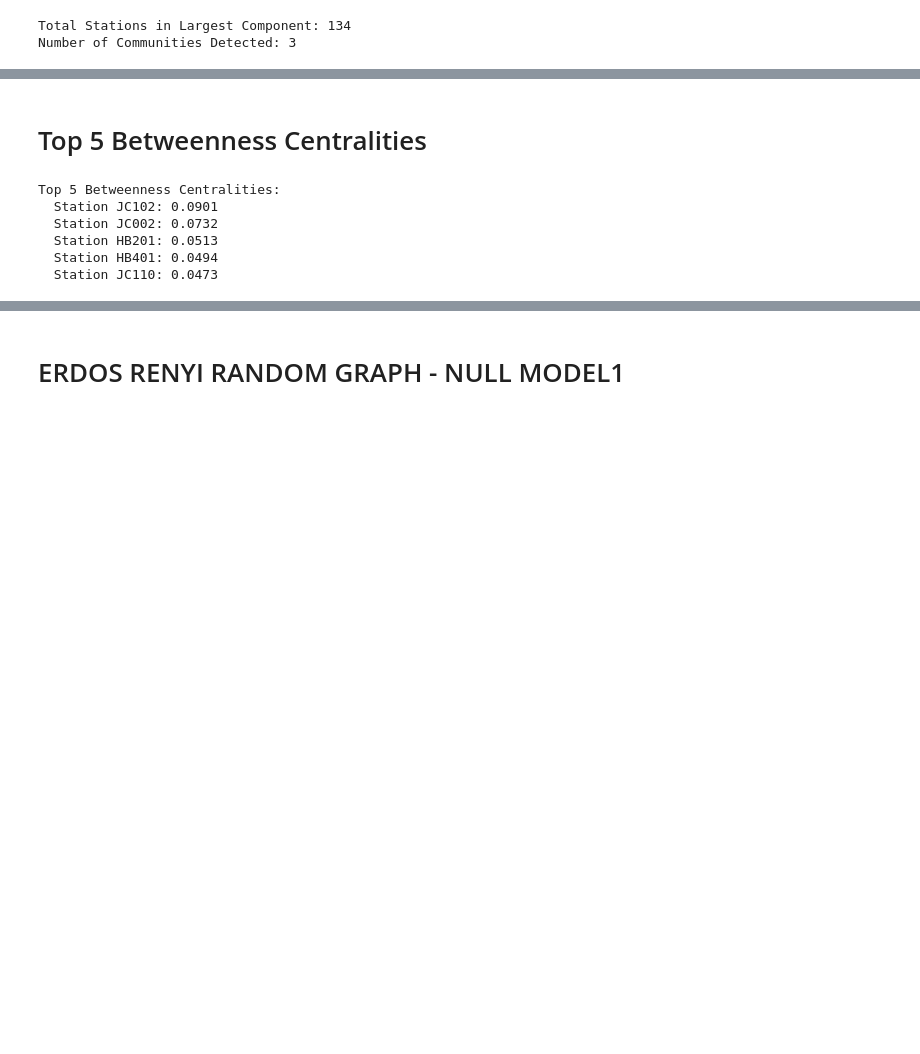
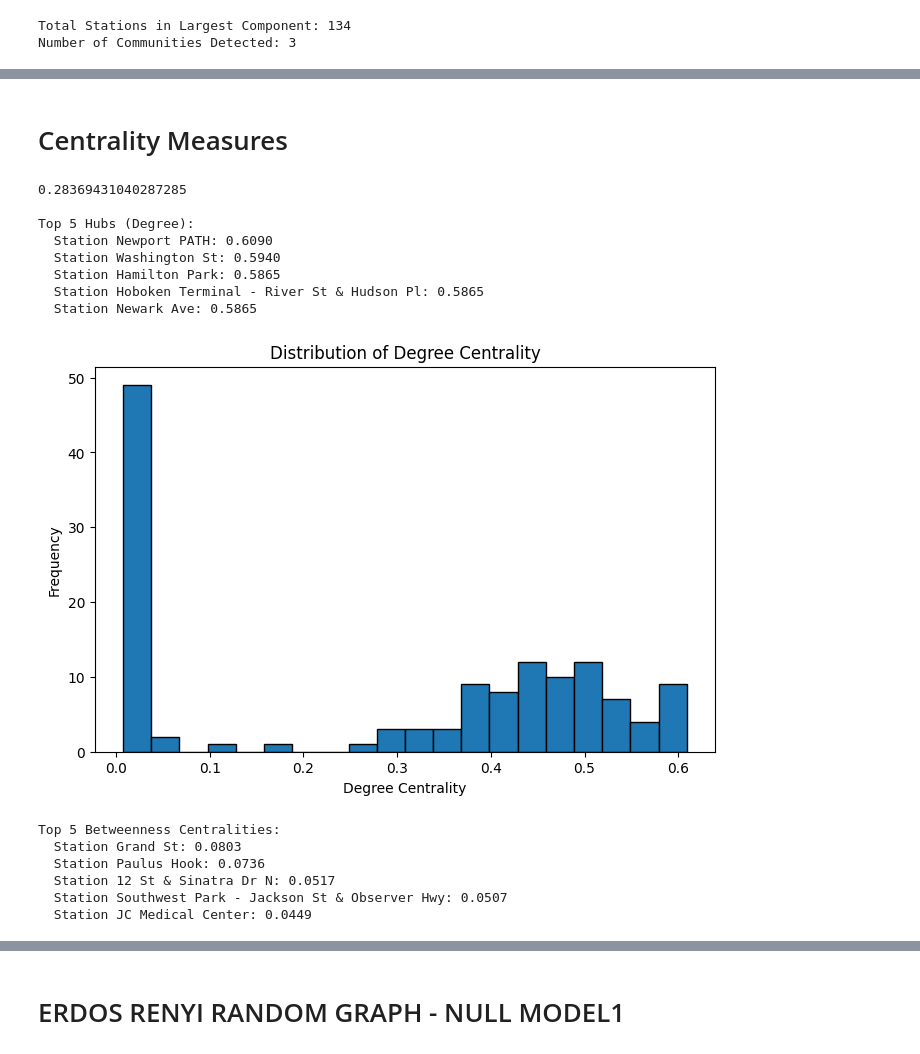
Before and after one commit to jiayizhang123/CPSC672-Project, a Jupyter notebook: Project-citibike.ipynb, the cells around one changed output, grey strips where cells are left out. Cells and saved outputs as stored; diff of their text form; code cells hidden in the pictures; blank space fills up the shorter version.

Commit message:
updated centrality measures

```diff
--- a/Project-citibike.ipynb
+++ b/Project-citibike.ipynb
@@ -318,15 +315,80 @@ AttributeError: 'float' object has no attribute 'is_directed'
 # %% [markdown]
-# Top 5 Betweenness Centralities
+# Centrality Measures
 # %%
+degree_centrality = nx.degree_centrality(G)
+betweenness_centrality = nx.betweenness_centrality(G, normalized=True, weight='weight')
+closeness_centrality = nx.closeness_centrality(G)
+eigenvector_centrality = nx.eigenvector_centrality(G, max_iter=1000)
+
+degree_values = list(degree_centrality.values())
+betweenness_values = list(betweenness_centrality.values())
+closeness_values = list(closeness_centrality.values())
+eigenvector_values = list(eigenvector_centrality.values())
+
+print(np.mean(degree_values))
+
+# Top 5 Hubs (Degree Centrality)
+# these are the 'Social Butterflies' of the network with the most connections
+top_hubs = sorted(degree_cent.items(), key=lambda x: x[1], reverse=True)[:5]
+print("\nTop 5 Hubs (Degree):")
+for station, value in top_hubs:
+    print(f"  Station {station}: {value:.4f}")
+
+# Degree centrality Distribution
+plt.figure(figsize=(8, 5))
+plt.hist(degree_values, bins=20, edgecolor='black')
+plt.xlabel("Degree Centrality")
+plt.ylabel("Frequency")
+plt.title("Distribution of Degree Centrality")
+plt.show()
+
+
 # these are the 'Gatekeepers' that hold different neighborhoods together
 top_bridges = sorted(betweenness_cent.items(), key=lambda x: x[1], reverse=True)[:5]
 print("\nTop 5 Betweenness Centralities:")
 for station, value in top_bridges:
     print(f"  Station {station}: {value:.4f}")
+
+# Betweeness centrality Distribution
+plt.figure(figsize=(8, 5))
+plt.hist(betweenness_values, bins=20, edgecolor='black')
+plt.xlabel("Betweenness Centrality")
+plt.ylabel("Frequency")
+plt.title("Distribution of Betweenness Centrality")
+plt.show()
+
+# Result of removing Grand St (highest betweenness centrality station)
+G_removed = G.copy()
+G_removed.remove_node("Grand St")
+components = list(nx.connected_components(G_removed))
+for i, comp in enumerate(components):
+    print(f"Component {i+1} size: {len(comp)}")
+
+top_neighbors = sorted(closeness_centrality.items(), key=lambda x: x[1], reverse=True)
+print("\nTop 5 Betweenness Centralities:")
+for station, value in top_neighbors:
+    print(f"  Station {station}: {value:.4f}")
+
+# Closeness centrality distribution
+plt.figure(figsize=(8, 5))
+plt.hist(closeness_values, bins=20, edgecolor='black')
+plt.xlabel("Closeness Centrality")
+plt.ylabel("Frequency")
+plt.title("Distribution of Closeness Centrality")
+plt.show()
 # %% [output]
-Top 5 Betweenness Centralities:
-  Station JC102: 0.0901
-  Station JC002: 0.0732
-  Station HB201: 0.0513
-  Station HB401: 0.0494
-  Station JC110: 0.0473
+0.28369431040287285
+
+Top 5 Hubs (Degree):
+  Station Newport PATH: 0.6090
+  Station Washington St: 0.5940
+  Station Hamilton Park: 0.5865
+  Station Hoboken Terminal - River St & Hudson Pl: 0.5865
+  Station Newark Ave: 0.5865
+[figure, added]
+Top 5 Betweenness Centralities:
+  Station Grand St: 0.0803
+  Station Paulus Hook: 0.0736
+  Station 12 St & Sinatra Dr N: 0.0517
+  Station Southwest Park - Jackson St & Observer Hwy: 0.0507
+  Station JC Medical Center: 0.0449
```
Also changed, not shown: parts of 5 cells of this notebook.
